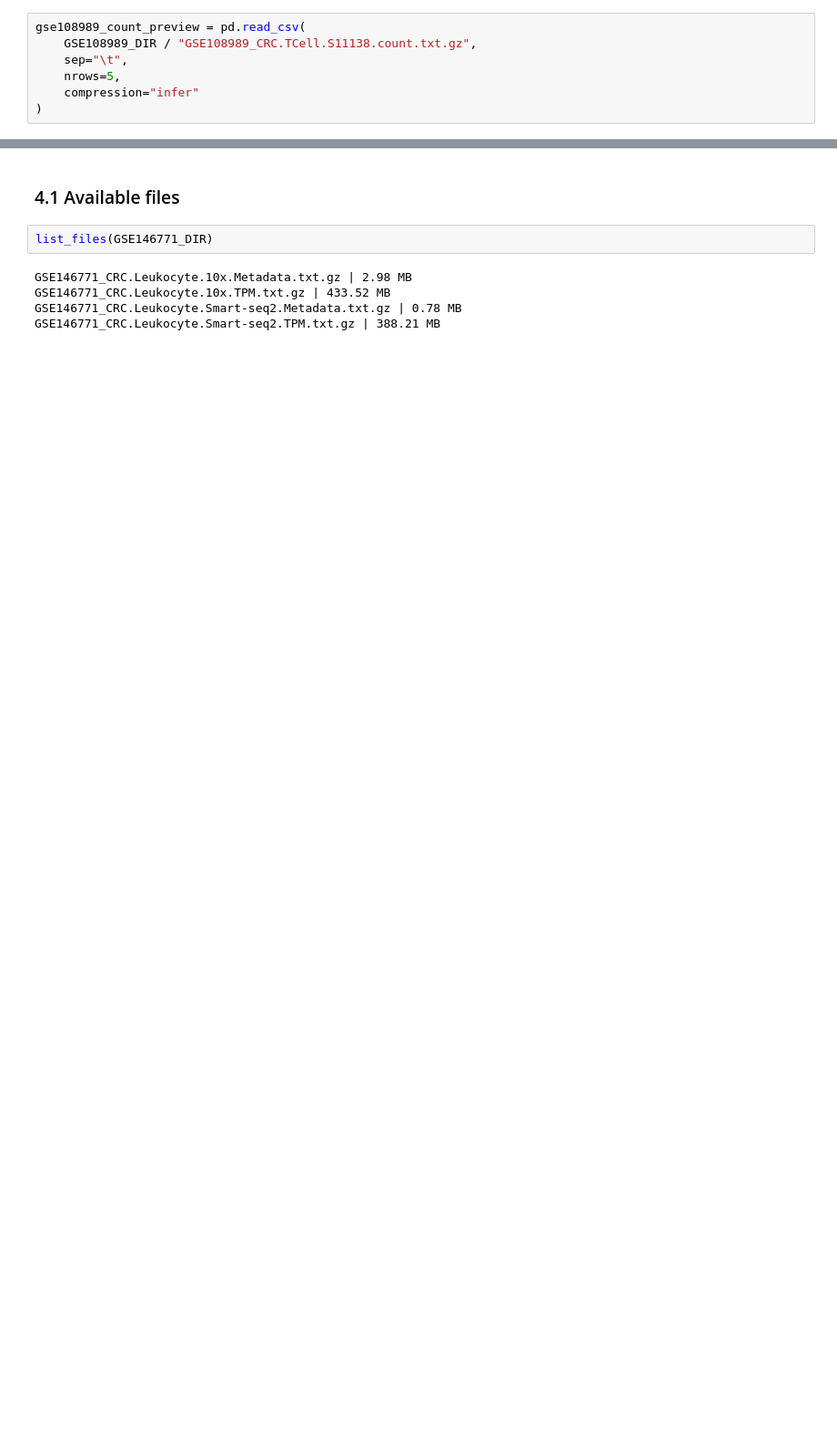
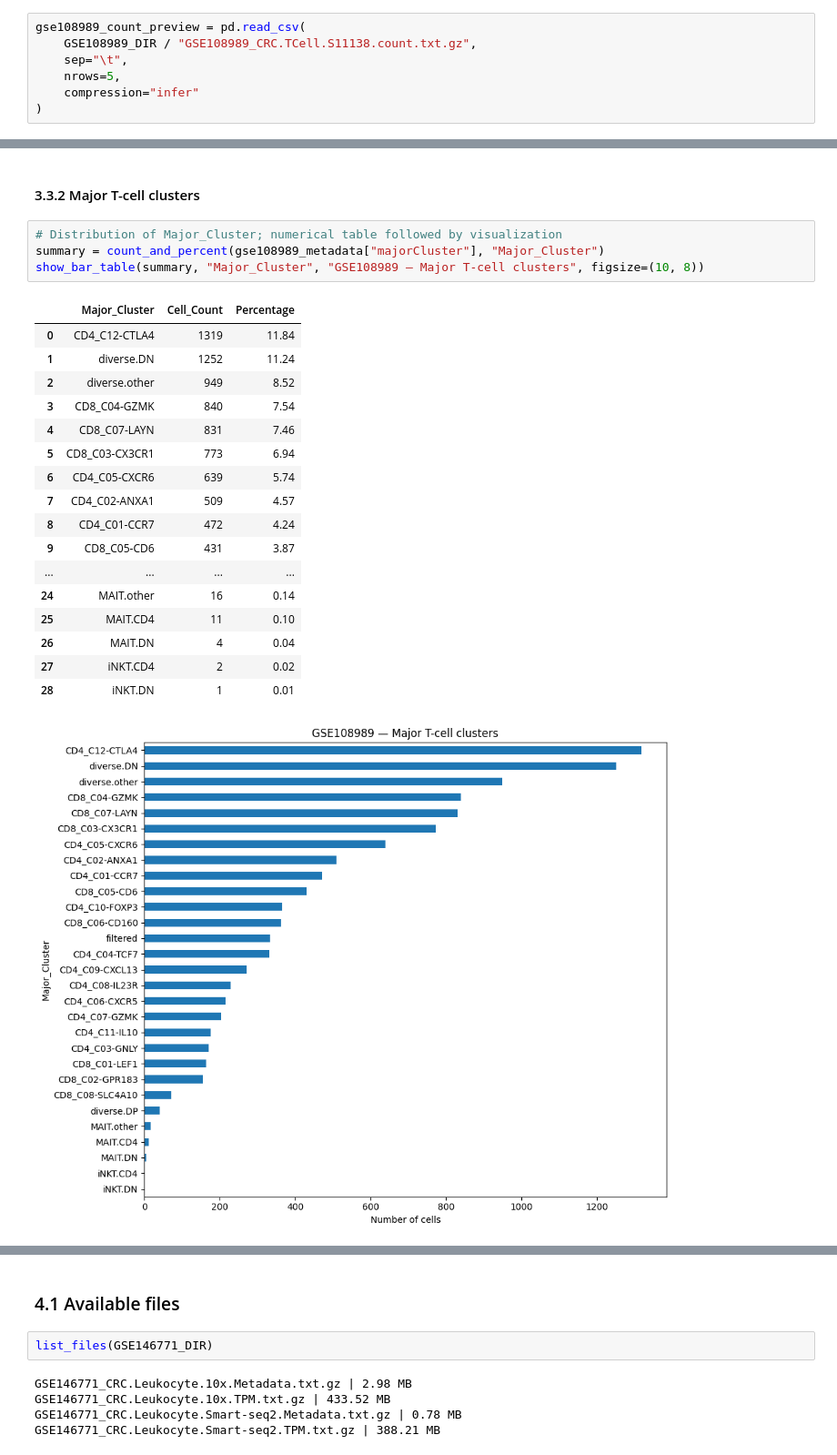
Before and after one commit to Sernasr/crc-singlecell-analysis, a Jupyter notebook: notebooks/dataset_exploration.ipynb, the cells around one changed output, grey strips where cells are left out. Shown at 91% size. Saved outputs shown, nothing was run; the diff lists cells and outputs as text; blank space fills up the shorter version.

```diff
--- a/notebooks/dataset_exploration.ipynb
+++ b/notebooks/dataset_exploration.ipynb
@@ -277,0 +143,25 @@ GSE108989 contains 11,138 single cells from 12 patients, divided into 29 major T
+# %% [markdown]
+#### 3.3.2 Major T-cell clusters
+# %%
+# Distribution of Major_Cluster; numerical table followed by visualization
+summary = count_and_percent(gse108989_metadata["majorCluster"], "Major_Cluster")
+show_bar_table(summary, "Major_Cluster", "GSE108989 — Major T-cell clusters", figsize=(10, 8))
+# %% [output]
+|  | Major_Cluster | Cell_Count | Percentage |
+| 0 | CD4_C12-CTLA4 | 1319 | 11.84 |
+| 1 | diverse.DN | 1252 | 11.24 |
+| 2 | diverse.other | 949 | 8.52 |
+| 3 | CD8_C04-GZMK | 840 | 7.54 |
+| 4 | CD8_C07-LAYN | 831 | 7.46 |
+| 5 | CD8_C03-CX3CR1 | 773 | 6.94 |
+| 6 | CD4_C05-CXCR6 | 639 | 5.74 |
+| 7 | CD4_C02-ANXA1 | 509 | 4.57 |
+| 8 | CD4_C01-CCR7 | 472 | 4.24 |
+| 9 | CD8_C05-CD6 | 431 | 3.87 |
+| ... | ... | ... | ... |
+| 24 | MAIT.other | 16 | 0.14 |
+| 25 | MAIT.CD4 | 11 | 0.10 |
+| 26 | MAIT.DN | 4 | 0.04 |
+| 27 | iNKT.CD4 | 2 | 0.02 |
+| 28 | iNKT.DN | 1 | 0.01 |
+[figure, added]
```
Also changed, not shown: parts of 99 cells of this notebook, 16 other files.
